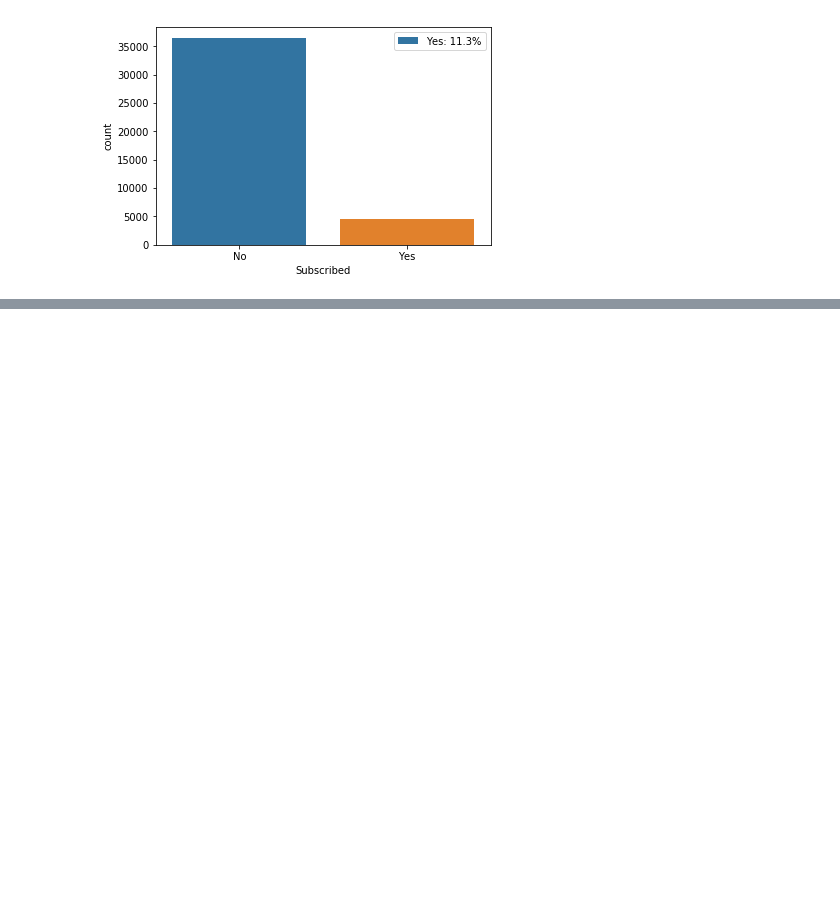
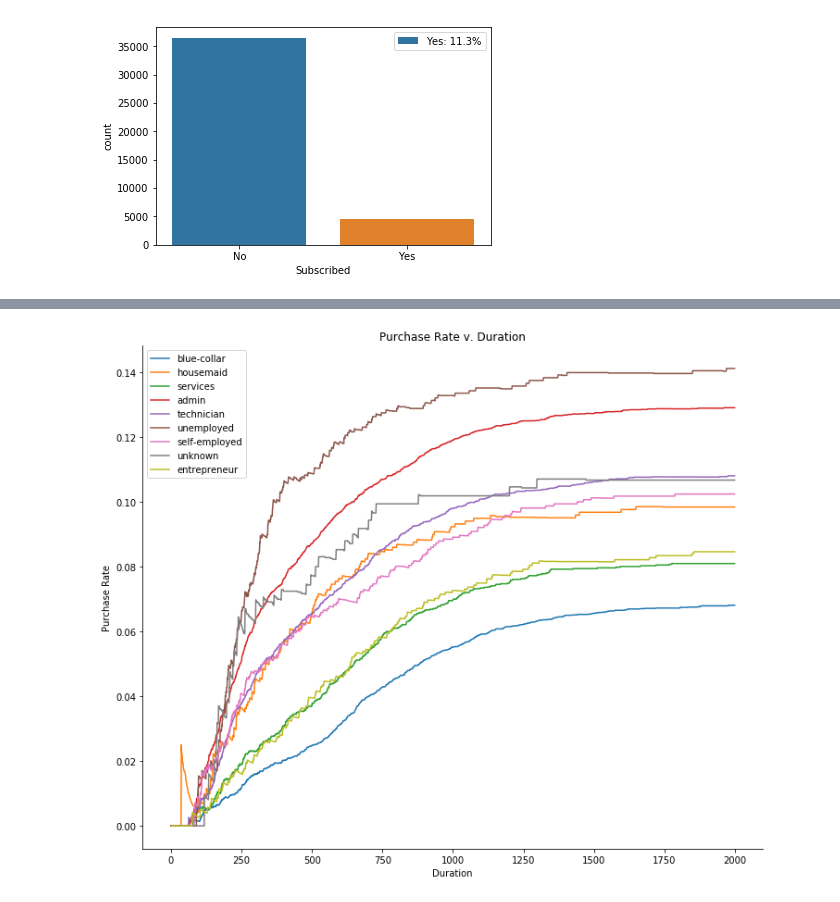
Before and after one commit to mkm29/DataScience, a Jupyter notebook: thinkful/unit/1/capstone/Bank Marketing.ipynb, the cells around one changed output, grey strips where cells are left out. Cells and saved outputs as stored; diff of their text form; code cells hidden in the pictures; blank space fills up the shorter version.

```diff
--- a/thinkful/unit/1/capstone/Bank Marketing.ipynb
+++ b/thinkful/unit/1/capstone/Bank Marketing.ipynb
@@ -573,0 +313,28 @@ Therefore, a simple allocation adjustment should result in more purchases of lon
+# %%
+max_duration = 2000
+sales = pd.DataFrame(columns=df.job.unique())
+for title in df.job.unique():
+    temp = []
+    for d in range(0,max_duration):
+        x = df.query("job == '{}' & duration <= {}".format(title, d))
+        temp.append(x.y.sum() / len(x))
+    sales[title] = temp
+# %%
+fig = plt.figure(figsize=(12,10))
+xrange = range(0,max_duration)
+sns.lineplot(x=xrange, y=sales["blue-collar"], label = "blue-collar")
+sns.lineplot(x=xrange, y=sales["housemaid"], label = "housemaid")
+sns.lineplot(x=xrange, y = sales["services"], label = "services")
+sns.lineplot(x=xrange, y = sales["admin."], label = "admin")
+sns.lineplot(x=xrange, y = sales["technician"], label = "technician")
+sns.lineplot(x=xrange, y = sales["unemployed"], label = "unemployed")
+sns.lineplot(x=xrange, y = sales["self-employed"], label = "self-employed")
+sns.lineplot(x=xrange, y = sales["unknown"], label = "unknown")
+sns.lineplot(x=xrange, y = sales["entrepreneur"], label = "entrepreneur")
+#sns.lineplot(x=xrange, y = sales["student"], label = "student")
+plt.xlabel("Duration")
+plt.ylabel("Purchase Rate")
+plt.title("Purchase Rate v. Duration")
+sns.despine()
+# %% [output]
+[figure, added]
```
Also changed, not shown: parts of 54 cells of this notebook.
